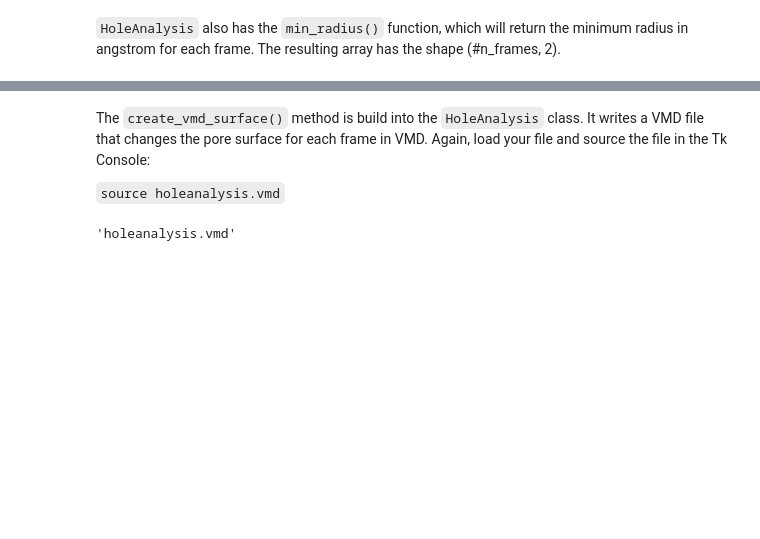
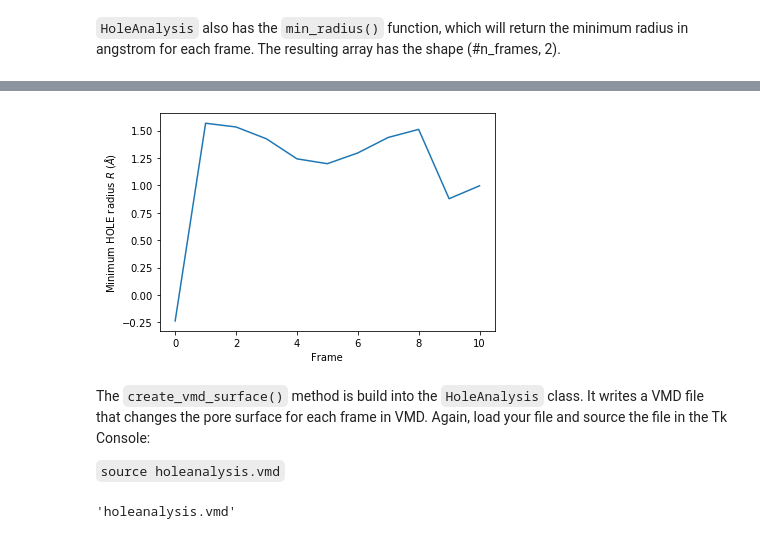
Before and after one commit to MDAnalysis/UserGuide, a Jupyter notebook: doc/source/examples/analysis/polymers_and_membranes/hole2.ipynb, the cells around one changed output, grey strips where cells are left out. Saved outputs shown, nothing was run; the diff lists cells and outputs as text; code cells hidden in the pictures; blank space fills up the shorter version.

```diff
--- a/doc/source/examples/analysis/polymers_and_membranes/hole2.ipynb
+++ b/doc/source/examples/analysis/polymers_and_membranes/hole2.ipynb
@@ -158,0 +187,3 @@ array([[ 0.     ,  1.61044],
+# %%
+min_radii = ha.min_radius()
+min_radii
@@ -159,3 +202,9 @@ array([[ 0.     ,  1.61044],
+# %%
+plt.plot(min_radii[:, 0], min_radii[:, 1])
+plt.ylabel('Minimum HOLE radius $R$ ($\AA$)')
+plt.xlabel('Frame');
+# %% [output]
+[figure, added]
 # %% [markdown]
 The `create_vmd_surface()` method is build into the `HoleAnalysis` class. It writes a VMD file that changes the pore surface for each frame in VMD. Again, load your file and source the file in the Tk Console:
 
```
Also changed, not shown: parts of 32 cells of this notebook, 6 other files.
